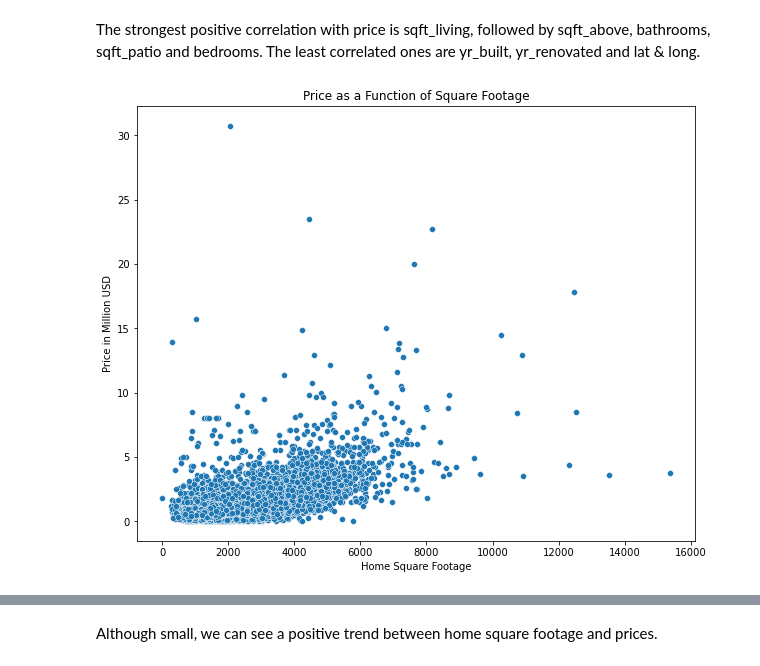
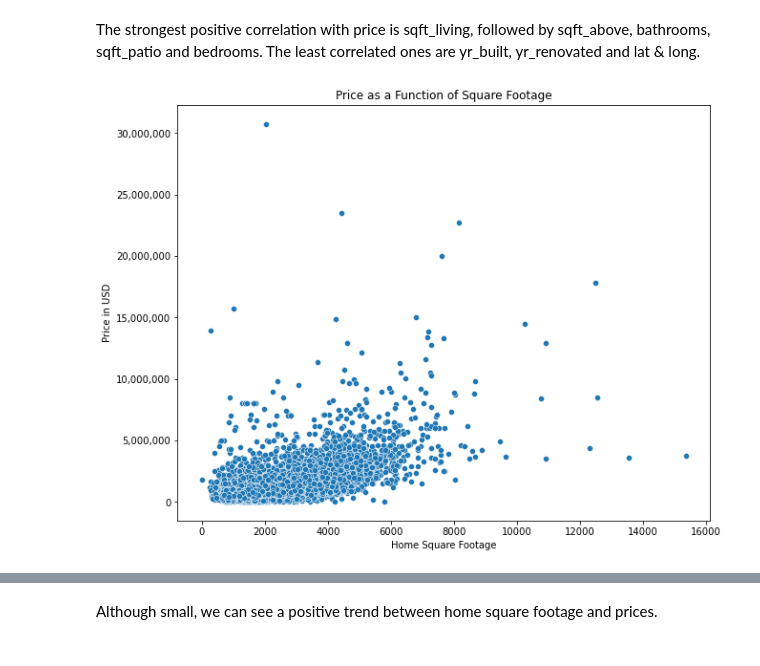
Before and after one commit to claragiurgiu/Phase2-Project, a Jupyter notebook: Code/Clara_Analysis.ipynb, the cells around one changed output, grey strips where cells are left out. Drawn from its saved outputs; the diff is of its cells as text; code cells hidden in the pictures.

```diff
--- a/Code/Clara_Analysis.ipynb
+++ b/Code/Clara_Analysis.ipynb
@@ -197,10 +183,12 @@ The strongest positive correlation with price is sqft_living, followed by sqft_a
 The least correlated ones are yr_built, yr_renovated and lat & long.
 # %%
 fig, ax = plt.subplots(figsize=(10, 8))
-sns.scatterplot(y=kc_data['price']/1000000, x=kc_data['sqft_living'])
+sns.scatterplot(y=kc_data['price'], x=kc_data['sqft_living'])
 
 plt.xlabel('Home Square Footage')
-plt.ylabel('Price in Million USD')
+plt.ylabel('Price in USD')
+plt.gca().yaxis.set_major_formatter(StrMethodFormatter('{x:,.0f}'))
 plt.title('Price as a Function of Square Footage');
+plt.savefig('../Images/Sqft_living and Price scatterplot.png', dpi=300);
 # %% [output]
-[figure, old version]
+[figure, new version]
```
Also changed, not shown: parts of 101 cells of this notebook, 4 other files.
